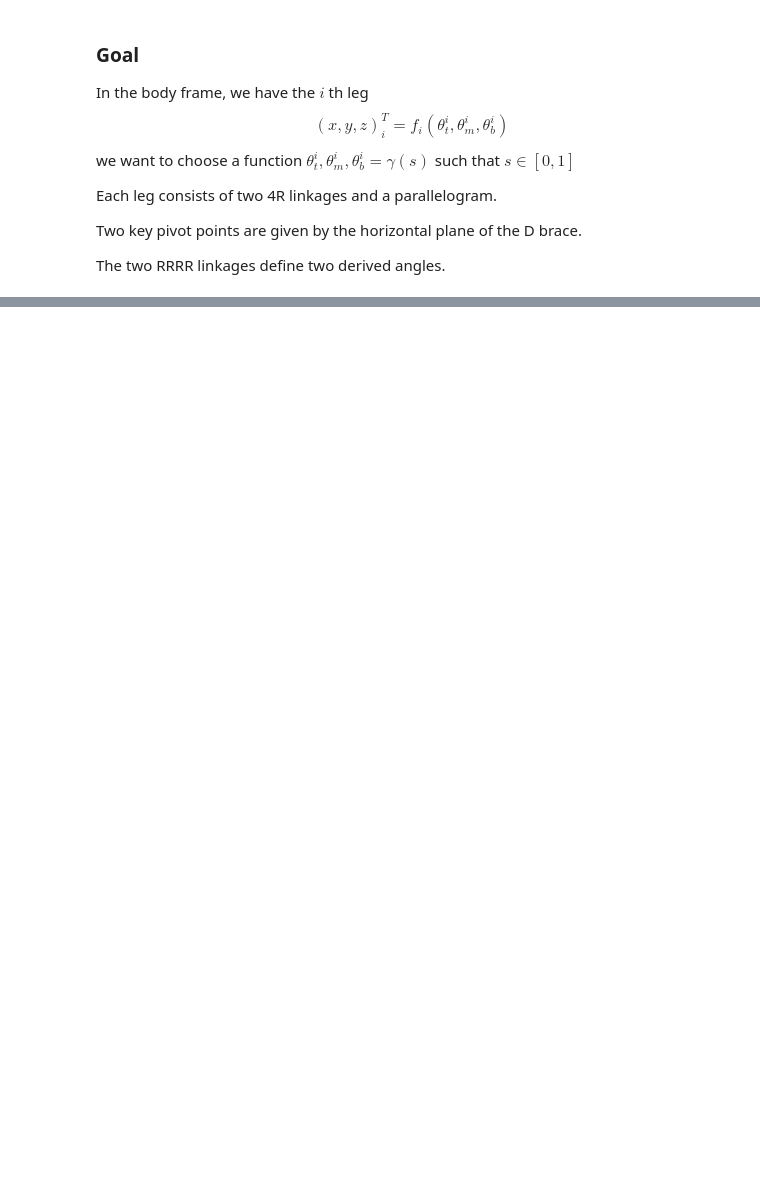
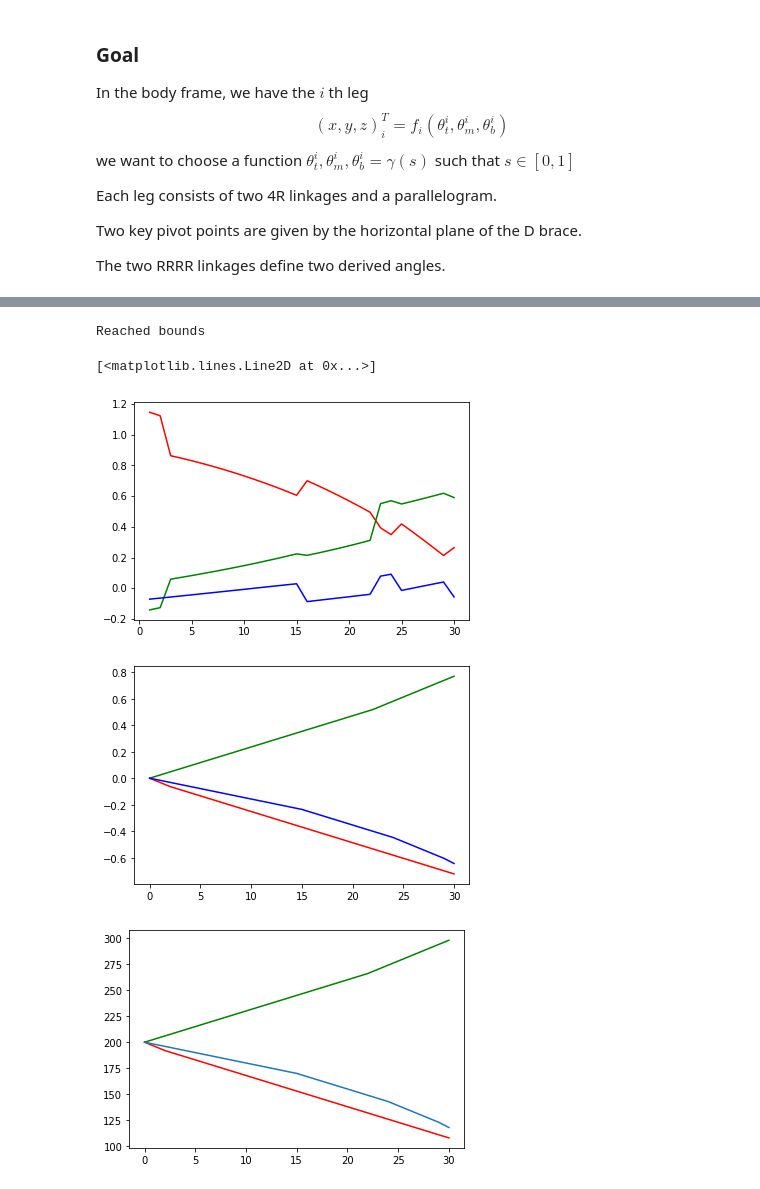
Before and after one commit to peter-cudmore/Darkpaw, a Jupyter notebook: scripts/Darkpaw Model.ipynb, the cells around one changed output, grey strips where cells are left out. Saved outputs shown, nothing was run; the diff lists cells and outputs as text; code cells hidden in the pictures; blank space fills up the shorter version.

```diff
--- a/scripts/Darkpaw Model.ipynb
+++ b/scripts/Darkpaw Model.ipynb
@@ -54,0 +303,52 @@ x, p, c = mdl.get_leg_position()
+# %%
+# target frequency: 100hz, dt = 1 /100
+# target speed: 500 mm/s
+# solve f(u[n+1]) - f(u[n])  = vdt
+#       implies Df(u_n)(u_n+1 - u_n) = vdt
+x_rest = np.array(forward_kinematics(0,0,0))
+vdt = np.array([1, 0.0, 0.0])
+N_max = 1000
+N = 0
+U = np.zeros(shape=(3, N_max), dtype=float)
+IDX = np.zeros(shape=(3, N_max), dtype=int)
+IDX[:,0] = [200,200,200]
+X = np.empty_like(U)
+X[:, 0] = x_rest
+
+while N < (N_max - 2):
+
+    Df_now = forward_differential_kinematics(*U[:, N].tolist())
+    if Df_now is None or (abs(np.linalg.det(Df_now)) < 0.01):
+        print("Reached bounds")
+        break
+    u_next = U[:, N] + np.linalg.inv(Df_now) @ vdt
+
+    for i in range(3):
+        idx = pwm_rad_to_index(u_next[i])
+        IDX[i, N + 1] = idx
+        U[i, N + 1] = pwm[idx]
+
+    X[:, N + 1] = forward_kinematics(*U[:, N + 1].tolist())
+    N += 1
+
+f = plt.figure(4)
+plt.plot(np.arange(1,N), X[0,1:N] -X[0, 0: N -1], 'r')
+plt.plot(np.arange(1, N), X[1,1:N] -X[1, 0: N -1],'g')
+plt.plot(np.arange(1, N), X[2,1:N] -X[2, 0: N -1],'b')
+
+f = plt.figure(5)
+plt.plot(np.arange(N), U[0,:N],'r')
+plt.plot(np.arange(N), U[1,:N],'g')
+plt.plot(np.arange(N), U[2,:N],'b')
+
+
+f = plt.figure(6)
+plt.plot(np.arange(N), IDX[0,:N],'r')
+plt.plot(np.arange(N), IDX[1,:N],'g')
+plt.plot(np.arange(N), IDX[2,:N])
+# %% [output]
+Reached bounds
+[<matplotlib.lines.Line2D at 0x...>]
+[figure, added]
+[figure, added]
+[figure, added]
```
Also changed, not shown: parts of 37 cells of this notebook, 11 other files.
